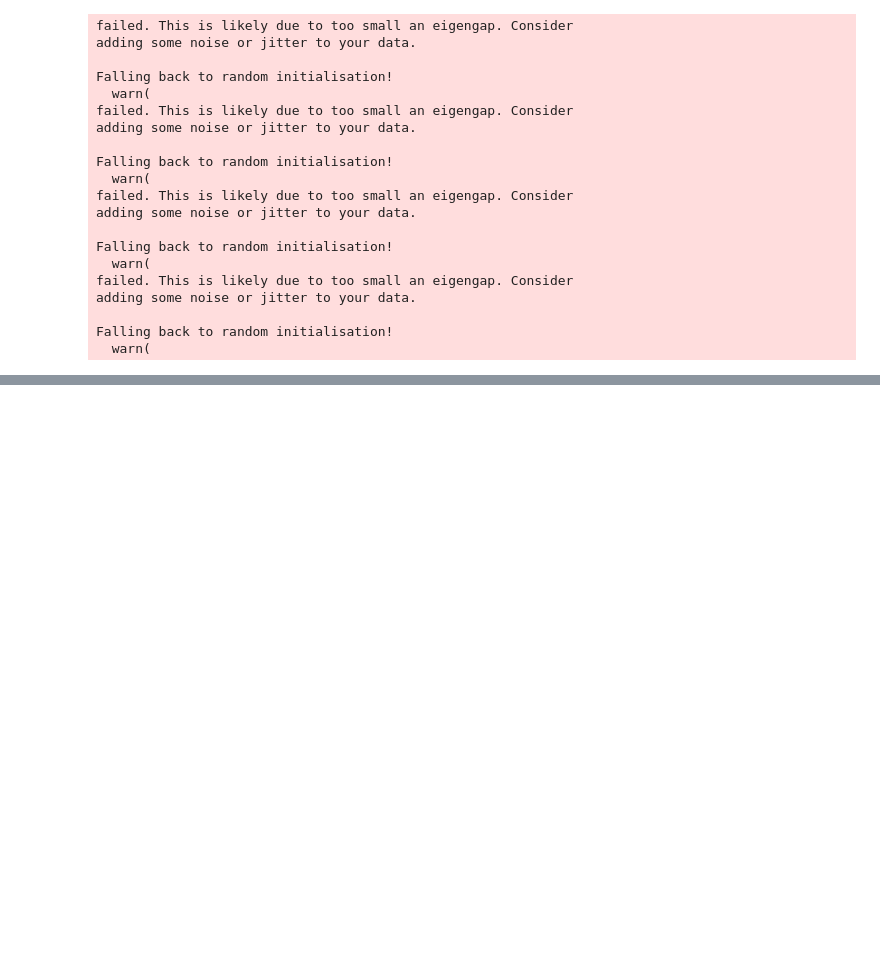
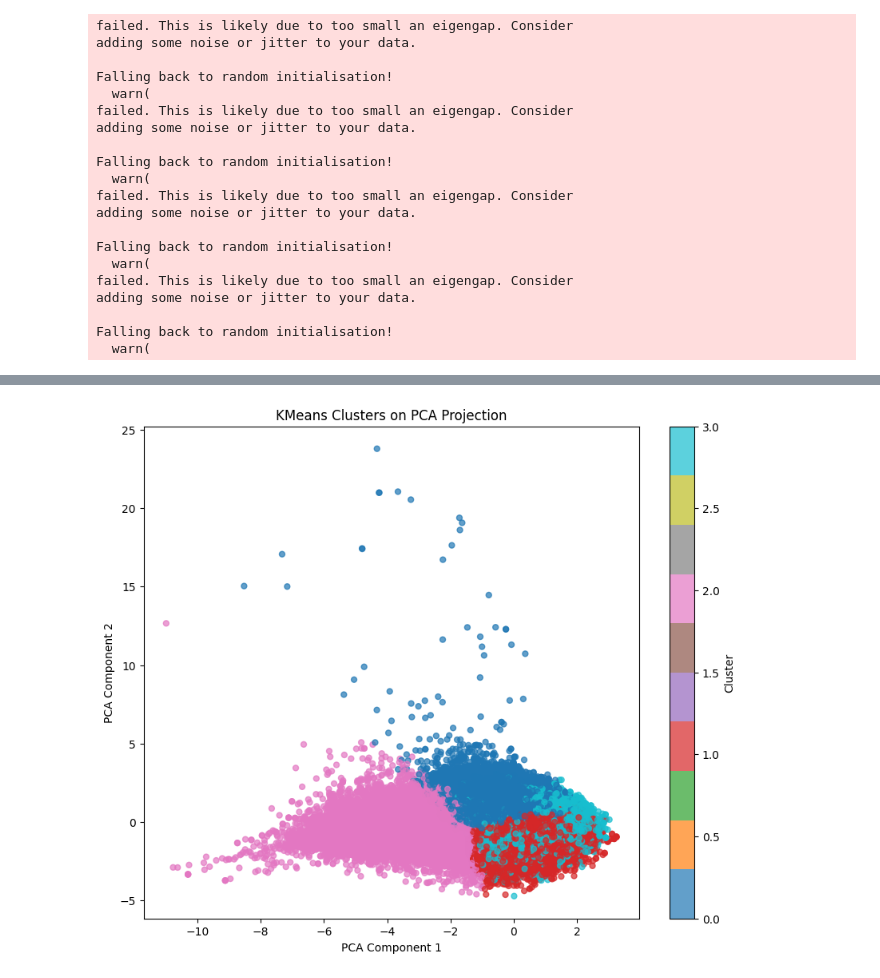
Before and after one commit to iinesclaro/ml2_projects, a Jupyter notebook: spotify_tracks_main.ipynb, the cells around one changed output, grey strips where cells are left out. Saved outputs shown, nothing was run; the diff lists cells and outputs as text; code cells hidden in the pictures; blank space fills up the shorter version.

```diff
--- a/spotify_tracks_main.ipynb
+++ b/spotify_tracks_main.ipynb
@@ -371,0 +268,16 @@ plt.show()
+# %%
+kmeans_instance = KMeans(n_clusters=4, random_state=42)
+clusters = kmeans_instance.fit_predict(spotify_clustering_scaled)
+
+pca = PCA(n_components=2, random_state=42)
+pca_embeddings = pca.fit_transform(spotify_clustering_scaled)
+
+plt.figure(figsize=(10, 8))
+scatter = plt.scatter(pca_embeddings[:, 0], pca_embeddings[:, 1], c=clusters, cmap='tab10', alpha=0.7, s=25)
+plt.xlabel('PCA Component 1')
+plt.ylabel('PCA Component 2')
+plt.title('KMeans Clusters on PCA Projection')
+plt.colorbar(scatter, label='Cluster')
+plt.show()
+# %% [output]
+[figure, added]
```
Also changed, not shown: parts of 21 cells of this notebook.
